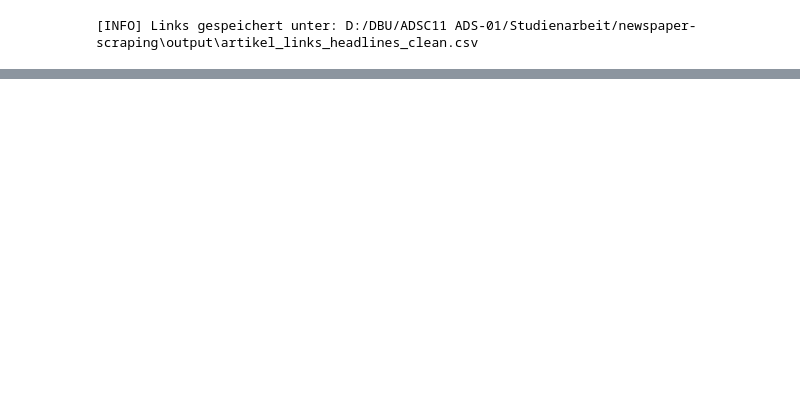
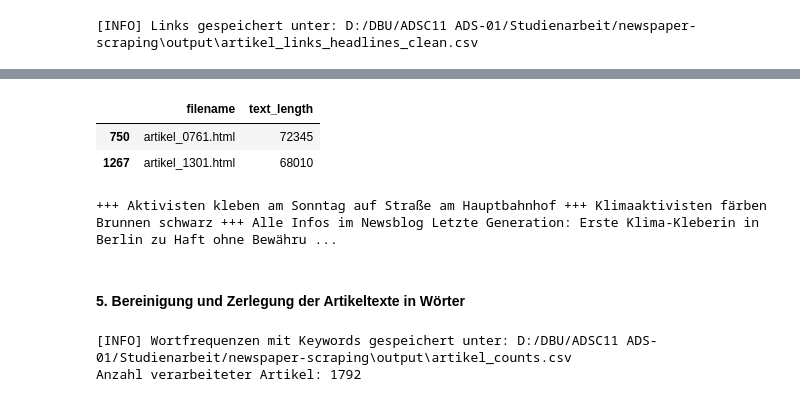
Before and after one commit to MartaCunillGartmann/newspaper-scraping, a Jupyter notebook: notebooks/05_artikeltexte_scrapen.ipynb, the cells around one changed output, grey strips where cells are left out. Cells and saved outputs as stored; diff of their text form; code cells hidden in the pictures; blank space fills up the shorter version.

```diff
--- a/notebooks/05_artikeltexte_scrapen.ipynb
+++ b/notebooks/05_artikeltexte_scrapen.ipynb
@@ -337,0 +476,4 @@ print(f"[INFO] Anzahl erfolgreich verarbeiteter Artikel: {len(collection)}")
+# %%
+# Textlängen prüfen: Neue Spalte hinzufügen
+df_scraped["text_length"] = df_scraped["text"].astype(str).str.len()
+print(df_scraped["text_length"].describe())
@@ -337,0 +490,17 @@ print(f"[INFO] Anzahl erfolgreich verarbeiteter Artikel: {len(collection)}")
+# %%
+# Auffälligkeiten prüfen: Verteilung lange Texte
+df_scraped[df_scraped["text_length"] > 50000][["filename", "text_length"]]
+# %% [output]
+|  | filename | text_length |
+| 750 | artikel_0761.html | 72345 |
+| 1267 | artikel_1301.html | 68010 |
+# %%
+# Auffälligkeiten prüfen: Text anzeigen artikel_0761.html
+text = df_scraped[df_scraped["filename"].isin(["artikel_0761.html"])]["text"].iloc[0]
+
+# Erste 1.000 Zeichen ausgeben
+print(text[:1000])
+# %% [output]
++++ Aktivisten kleben am Sonntag auf Straße am Hauptbahnhof +++ Klimaaktivisten färben Brunnen schwarz +++ Alle Infos im Newsblog Letzte Generation: Erste Klima-Kleberin in Berlin zu Haft ohne Bewähru ...
+# %% [markdown]
+#### 5. Bereinigung und Zerlegung der Artikeltexte in Wörter
@@ -337,0 +539,23 @@ print(f"[INFO] Anzahl erfolgreich verarbeiteter Artikel: {len(collection)}")
+# %%
+# Verarbeitungsfunktion anwenden
+# Artikel laden
+df_scraped_final = pd.read_csv(CSV_PATH_RAW_ARTIKEL)
+
+# Wortfrequenzen sammeln
+collection = []
+for _, row in df_scraped_final.iterrows():
+    count_df = process_article(row)
+    if not count_df.empty:
+        collection.append(count_df)
+
+# Alle Ergebnisse zusammenführen
+if collection:
+    df_counts = pd.concat(collection, ignore_index=True)
+    df_counts.to_csv(CSV_PATH_COUNTS, index=False)
+    print(f"[INFO] Wortfrequenzen mit Keywords gespeichert unter: {CSV_PATH_COUNTS}")
+    print("Anzahl verarbeiteter Artikel:", df_scraped_final.shape[0])
+else:
+    print("[WARNING] Keine Wortfrequenzen berechnet.")
+# %% [output]
+[INFO] Wortfrequenzen mit Keywords gespeichert unter: D:/DBU/ADSC11 ADS-01/Studienarbeit/newspaper-scraping\output\artikel_counts.csv
+Anzahl verarbeiteter Artikel: 1792
```
Also changed, not shown: parts of 38 cells of this notebook.
